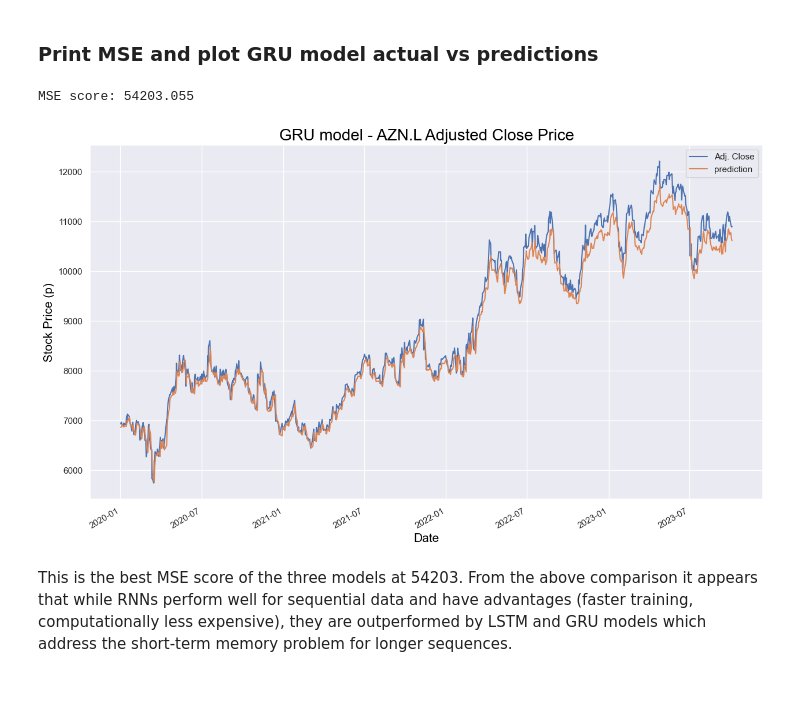
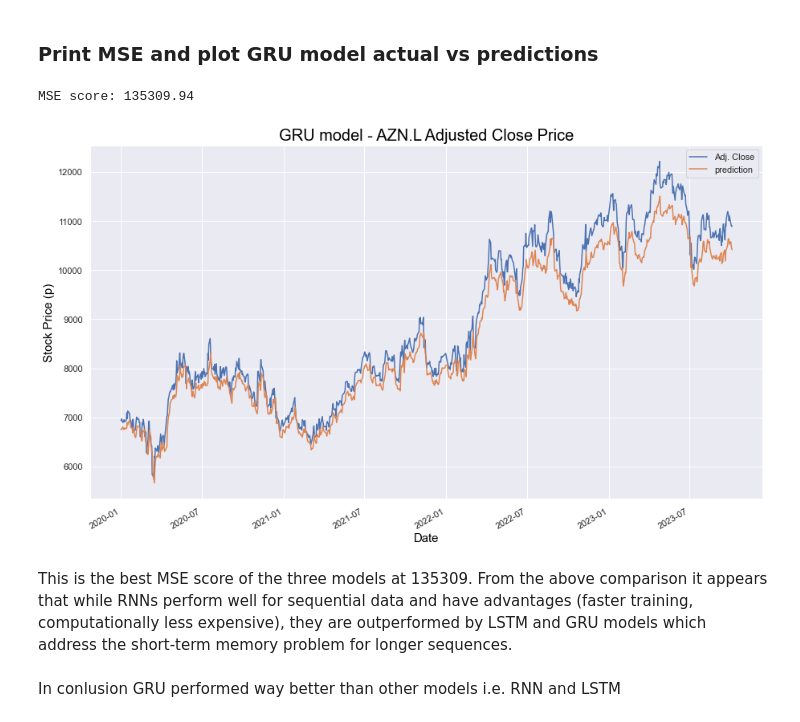
Before and after one commit to shubhayu-64/fin, a Jupyter notebook: Time_Series/RNN_LSTM_GRU.ipynb, the cells around one changed output. Saved outputs shown, nothing was run; the diff lists cells and outputs as text; code cells hidden in the pictures; blank space fills up the shorter version.

```diff
--- a/Time_Series/RNN_LSTM_GRU.ipynb
+++ b/Time_Series/RNN_LSTM_GRU.ipynb
@@ -70,7 +57,7 @@ azn_df
 # Plot Adjusted Close price
 
 azn_df['Adj Close'].plot(grid = True)
-sns.set(rc={'figure.figsize':(18, 9)})
+sns.set(rc={'figure.figsize':(30, 10)})
 plt.title('AZN.L Adjusted Close Price', color = 'black', fontsize = 20)
 plt.xlabel('Year', color = 'black', fontsize = 15)
 plt.ylabel('Stock price', color = 'black', fontsize = 15)
@@ -255,7 +242,7 @@ array([[6875.915 , 6909.8647],
 # %% [markdown]
 ### Function to calculate MSE and plot actual vs predicted prices
 # %%
-def actual_pred_plot(preds):
+def actual_pred_plot(preds, title_txt):
     '''
     Plot the actual vs. predicted prices
 
@@ -433,10 +414,11 @@ array([[6882.2656, 6889.9175],
 ### Print MSE and plot GRU model actual vs predictions
 # %%
 title_txt = 'GRU model - AZN.L Adjusted Close Price'
-
-actual_pred_plot(GRU_predictions)
+actual_pred_plot(GRU_predictions, title_txt)
 # %% [output]
-MSE score: 54203.055
+MSE score: 135309.94
-[figure, old version]
+[figure, new version]
 # %% [markdown]
-This is the best MSE score of the three models at 54203. From the above comparison it appears that while RNNs perform well for sequential data and have advantages (faster training, computationally less expensive), they are outperformed by LSTM and GRU models which address the short-term memory problem for longer sequences.
+This is the best MSE score of the three models at 135309. From the above comparison it appears that while RNNs perform well for sequential data and have advantages (faster training, computationally less expensive), they are outperformed by LSTM and GRU models which address the short-term memory problem for longer sequences.
+# %% [markdown]
+In conlusion GRU performed way better than other models i.e. RNN and LSTM
```
Also changed, not shown: parts of 12 cells of this notebook, 3 other files.
